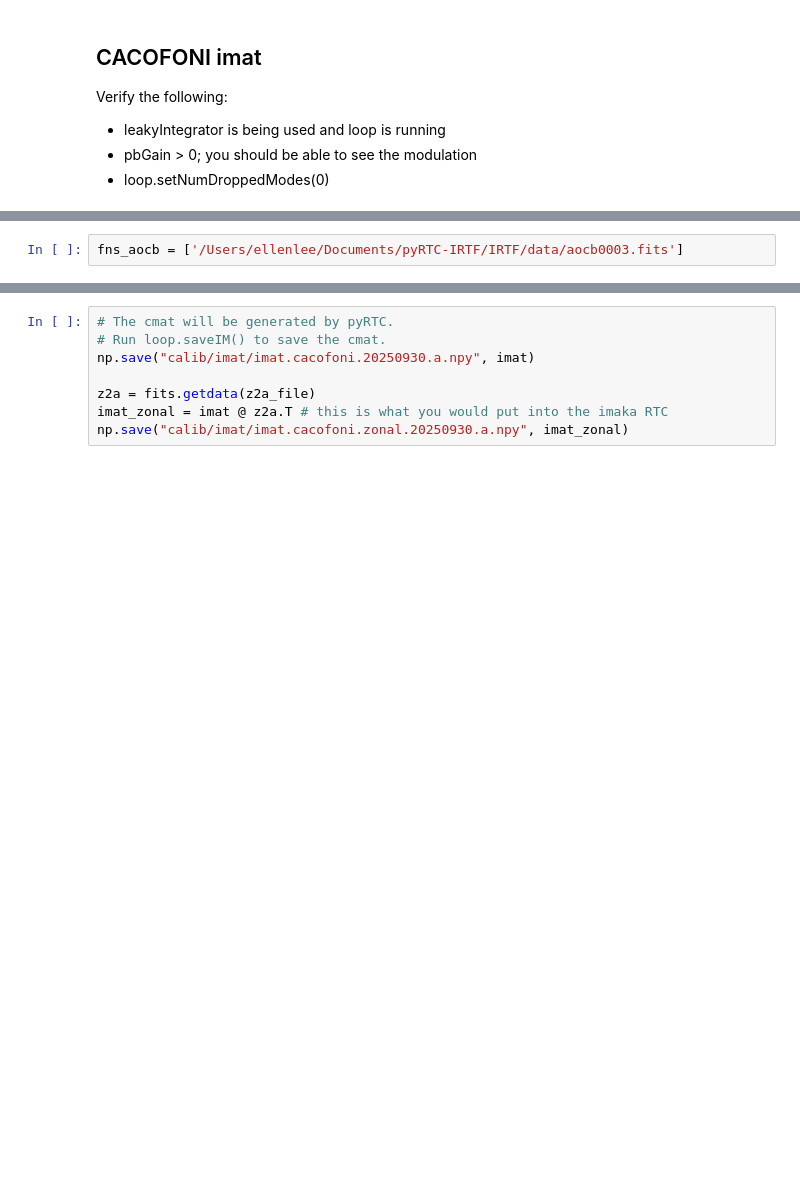
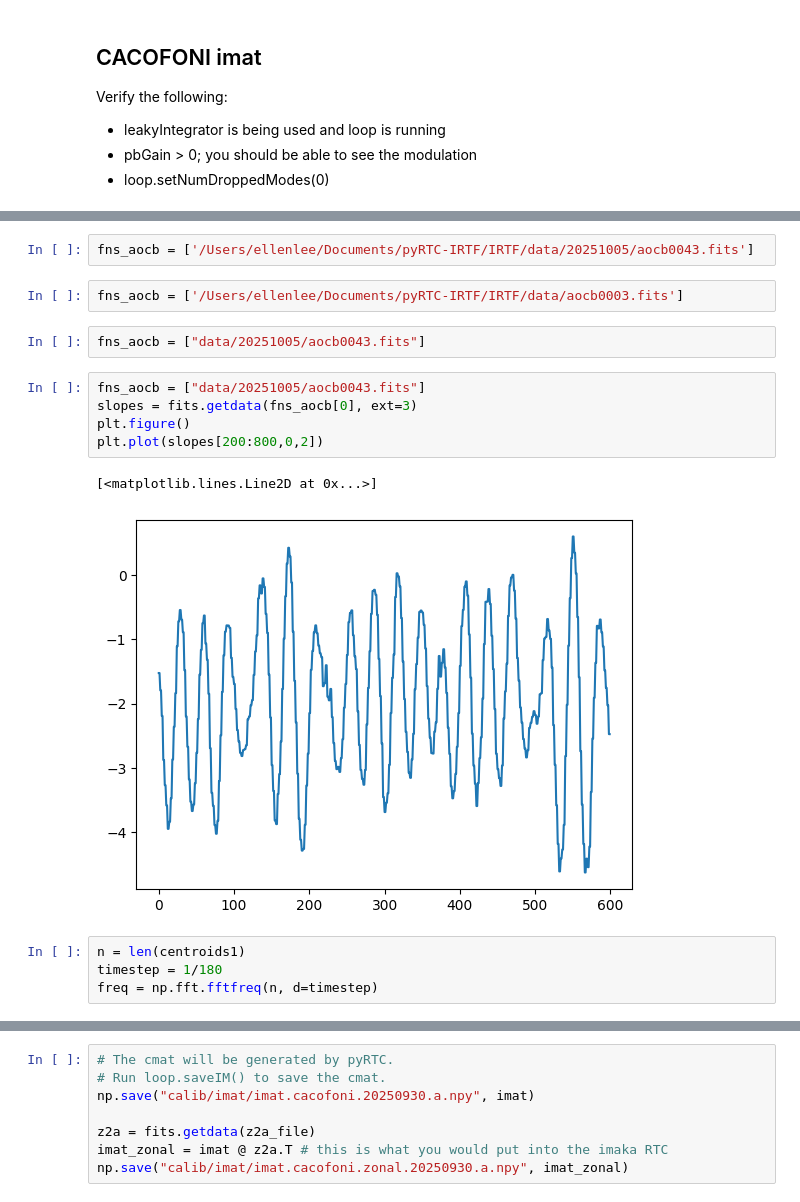
Before and after one commit to ellenle3/pyRTC-IRTF, a Jupyter notebook: IRTF/telemetry.ipynb, the cells around one changed output, grey strips where cells are left out. Saved outputs shown, nothing was run; the diff lists cells and outputs as text; blank space fills up the shorter version.

```diff
--- a/IRTF/telemetry.ipynb
+++ b/IRTF/telemetry.ipynb
@@ -90,2 +57,18 @@ fns_aocb = ['/Users/ellenlee/Documents/pyRTC-IRTF/IRTF/data/20250930/aocb0003.fi
+# %%
+fns_aocb = ['/Users/ellenlee/Documents/pyRTC-IRTF/IRTF/data/20251005/aocb0043.fits']
 # %%
 fns_aocb = ['/Users/ellenlee/Documents/pyRTC-IRTF/IRTF/data/aocb0003.fits']
+# %%
+fns_aocb = ["data/20251005/aocb0043.fits"]
+# %%
+fns_aocb = ["data/20251005/aocb0043.fits"]
+slopes = fits.getdata(fns_aocb[0], ext=3)
+plt.figure()
+plt.plot(slopes[200:800,0,2])
+# %% [output]
+[<matplotlib.lines.Line2D at 0x...>]
+[figure, added]
+# %%
+n = len(centroids1)
+timestep = 1/180
+freq = np.fft.fftfreq(n, d=timestep)
```
Also changed, not shown: parts of 11 cells of this notebook, 23 other files.
